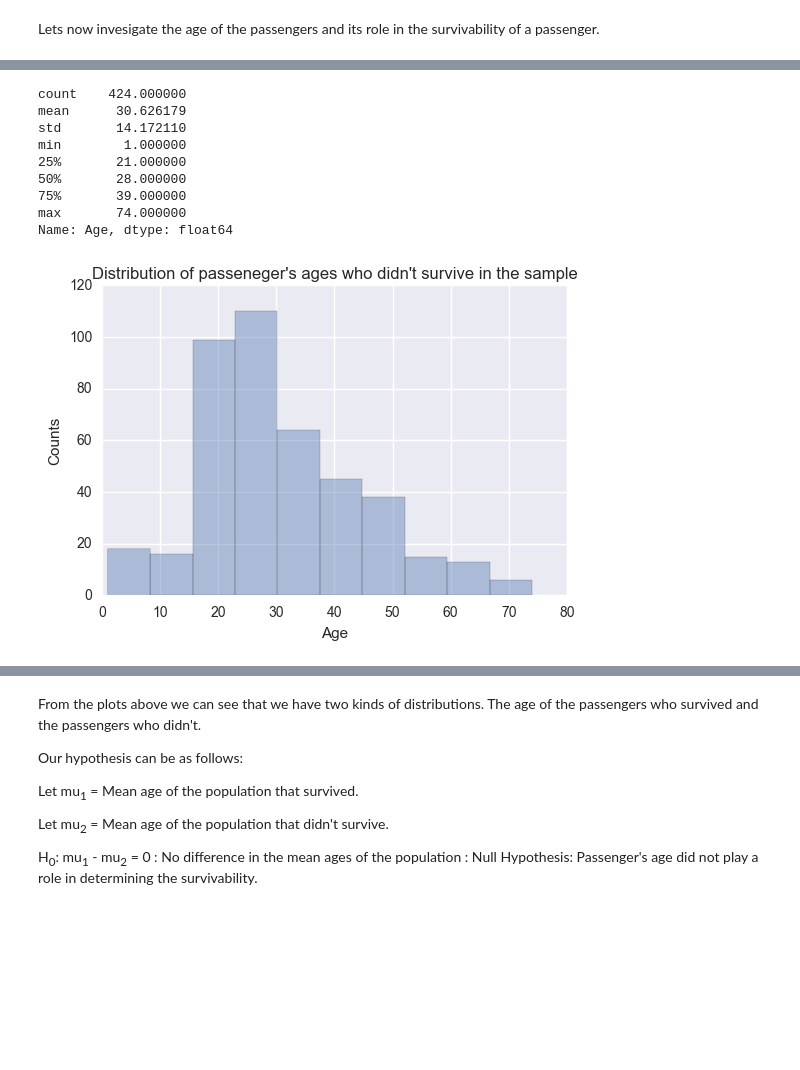
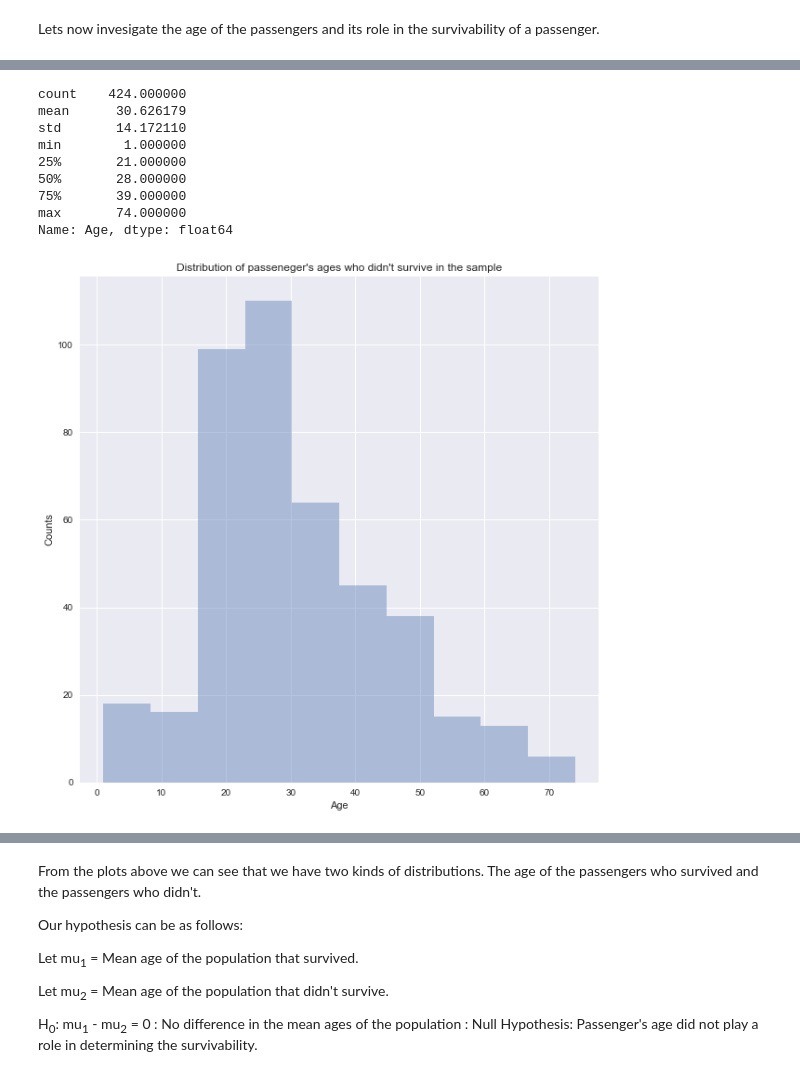
Before and after one commit to lordbadri/Udacity_Data_Analyst_Nanodegree, a Jupyter notebook: Project_2_titanic_data/titanic_data_Set_analysis_modified.ipynb, the cells around one changed output, grey strips where cells are left out. Cells and saved outputs as stored; diff of their text form; code cells hidden in the pictures; blank space fills up the shorter version.

```diff
--- a/Project_2_titanic_data/titanic_data_Set_analysis_modified.ipynb
+++ b/Project_2_titanic_data/titanic_data_Set_analysis_modified.ipynb
@@ -234,18 +234,18 @@ Name: Age, dtype: float64
 # %%
-plt.figure()
+plt.figure(figsize=(10,10))
 sns.distplot(didnt_survive_df['Age'].dropna(),kde=False,bins=10)
 plt.title("Distribution of passeneger's ages who didn't survive in the sample")
 plt.ylabel("Counts")
 didnt_survive_df['Age'].dropna().describe()
 # %% [output]
 count    424.000000
 mean      30.626179
 std       14.172110
 min        1.000000
 25%       21.000000
 50%       28.000000
 75%       39.000000
 max       74.000000
 Name: Age, dtype: float64
-[figure, old version]
+[figure, new version]
 # %%
```
Also changed, not shown: parts of 14 cells of this notebook, 1 other file.
